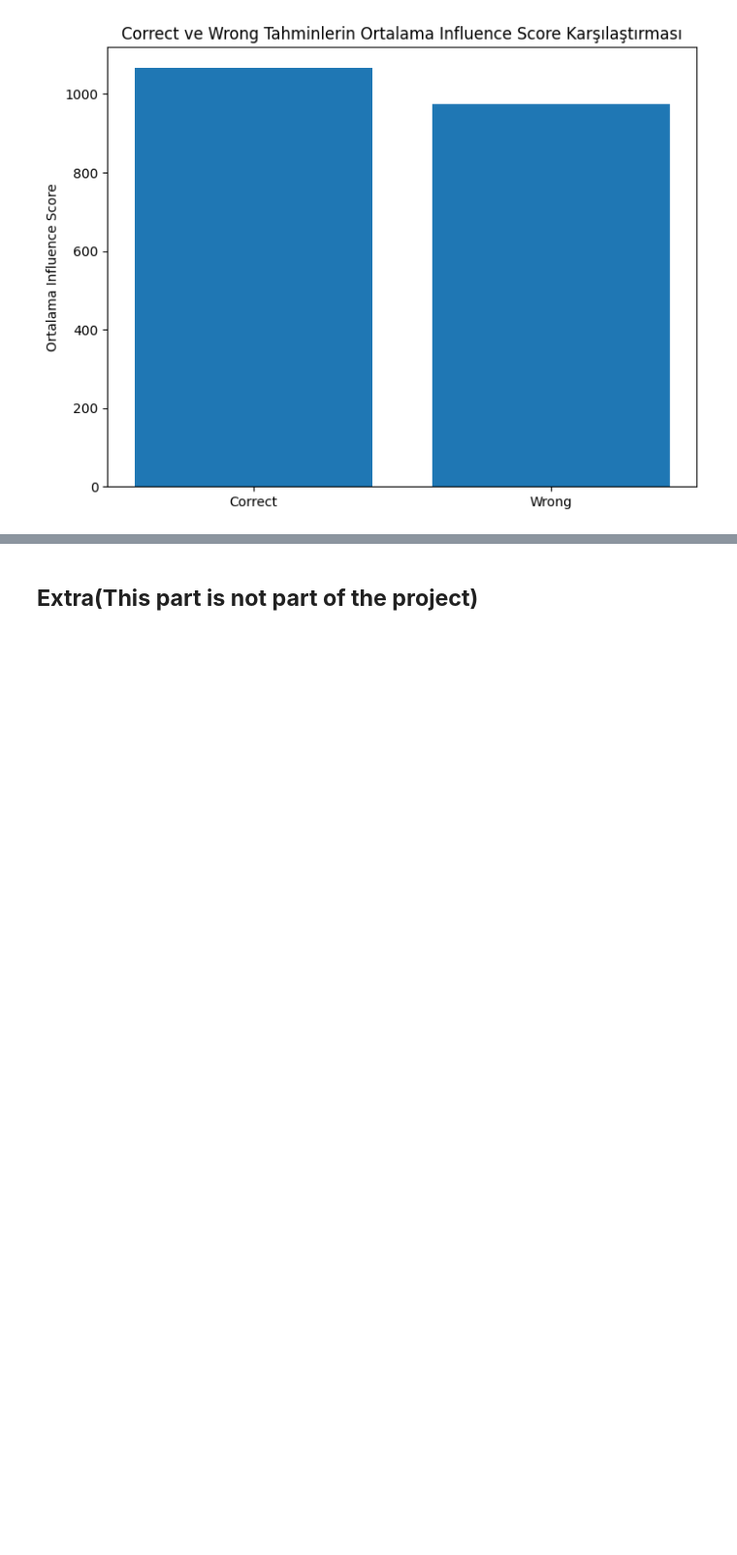
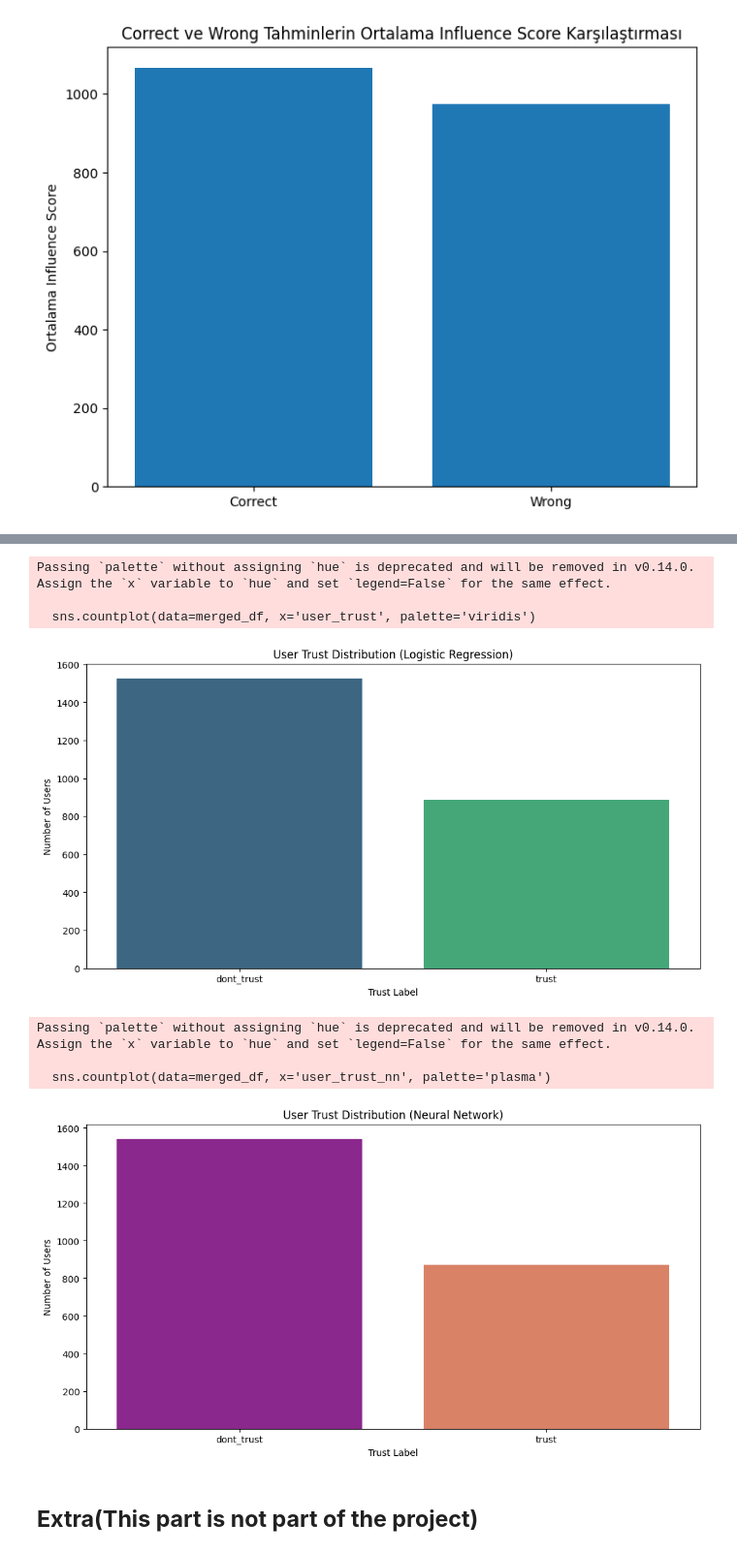
Before and after one commit to EudaLabs/investor-sentiments, a Jupyter notebook: real_bitcoin_tweet.ipynb, the cells around one changed output, grey strips where cells are left out. Shown: that part at 97% size. Drawn from its saved outputs; the diff is of its cells as text; code cells hidden in the pictures; blank space fills up the shorter version.

```diff
--- a/real_bitcoin_tweet.ipynb
+++ b/real_bitcoin_tweet.ipynb
@@ -547,3 +544,23 @@ plt.ylabel('Ortalama Influence Score')
 plt.show()
 # %% [output]
 [figure]
+# %%
+# Define Trust Mapping Function
+def user_trust_label(row):
+    if row['prediction_accuracy'] == 'correct':
+        return 'trust'
+    else:
+        return 'dont_trust'
+
+def user_trust_label_nn(row):
+    if row['prediction_accuracy_nn'] == 'correct':
+        return 'trust'
+    else:
+        return 'dont_trust'
+
+# Apply Trust Labels
+merged_df['user_trust'] = merged_df.apply(user_trust_label, axis=1)
+merged_df['user_trust_nn'] = merged_df.apply(user_trust_label_nn, axis=1)
+
+print(merged_df[['user_name', 'sentiment_label_name', 'prediction_accuracy', 'user_trust']].head())
+print(merged_df[['user_name', 'sentiment_label_text_nn', 'prediction_accuracy_nn', 'user_trust_nn']].head())
@@ -550,3 +580,26 @@ plt.show()
+# %%
+plt.figure(figsize=(12, 6))
+sns.countplot(data=merged_df, x='user_trust', palette='viridis')
+plt.title('User Trust Distribution (Logistic Regression)')
+plt.xlabel('Trust Label')
+plt.ylabel('Number of Users')
+plt.show()
+
+plt.figure(figsize=(12, 6))
+sns.countplot(data=merged_df, x='user_trust_nn', palette='plasma')
+plt.title('User Trust Distribution (Neural Network)')
+plt.xlabel('Trust Label')
+plt.ylabel('Number of Users')
+plt.show()
+# %% [output]
+Passing `palette` without assigning `hue` is deprecated and will be removed in v0.14.0. Assign the `x` variable to `hue` and set `legend=False` for the same effect.
+
+  sns.countplot(data=merged_df, x='user_trust', palette='viridis')
+[figure, added]
+Passing `palette` without assigning `hue` is deprecated and will be removed in v0.14.0. Assign the `x` variable to `hue` and set `legend=False` for the same effect.
+
+  sns.countplot(data=merged_df, x='user_trust_nn', palette='plasma')
+[figure, added]
 # %% [markdown]
 ## **Extra(This part is not part of the project)**
 # %% [markdown]
```
Also changed, not shown: parts of 7 cells of this notebook.
